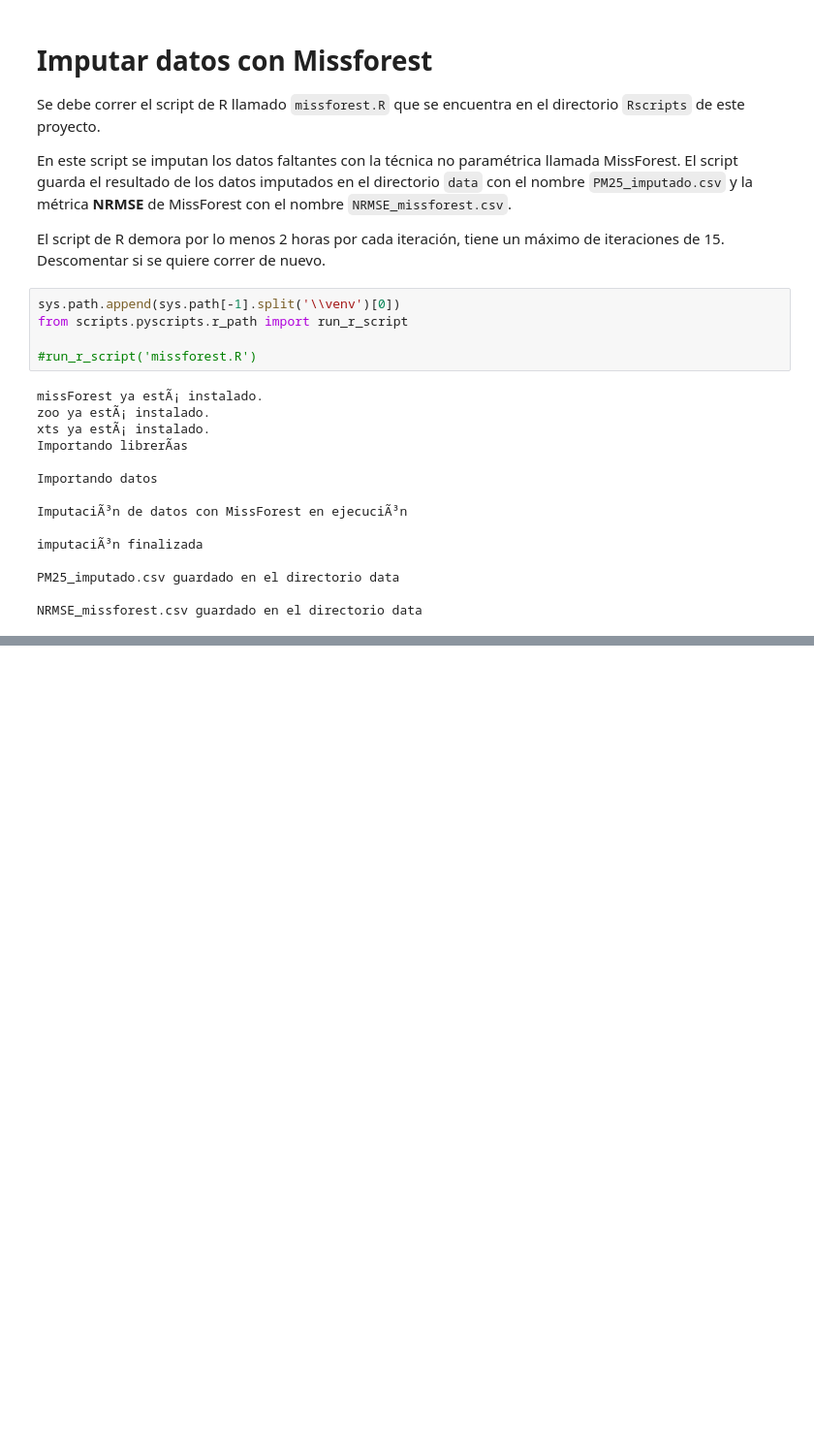
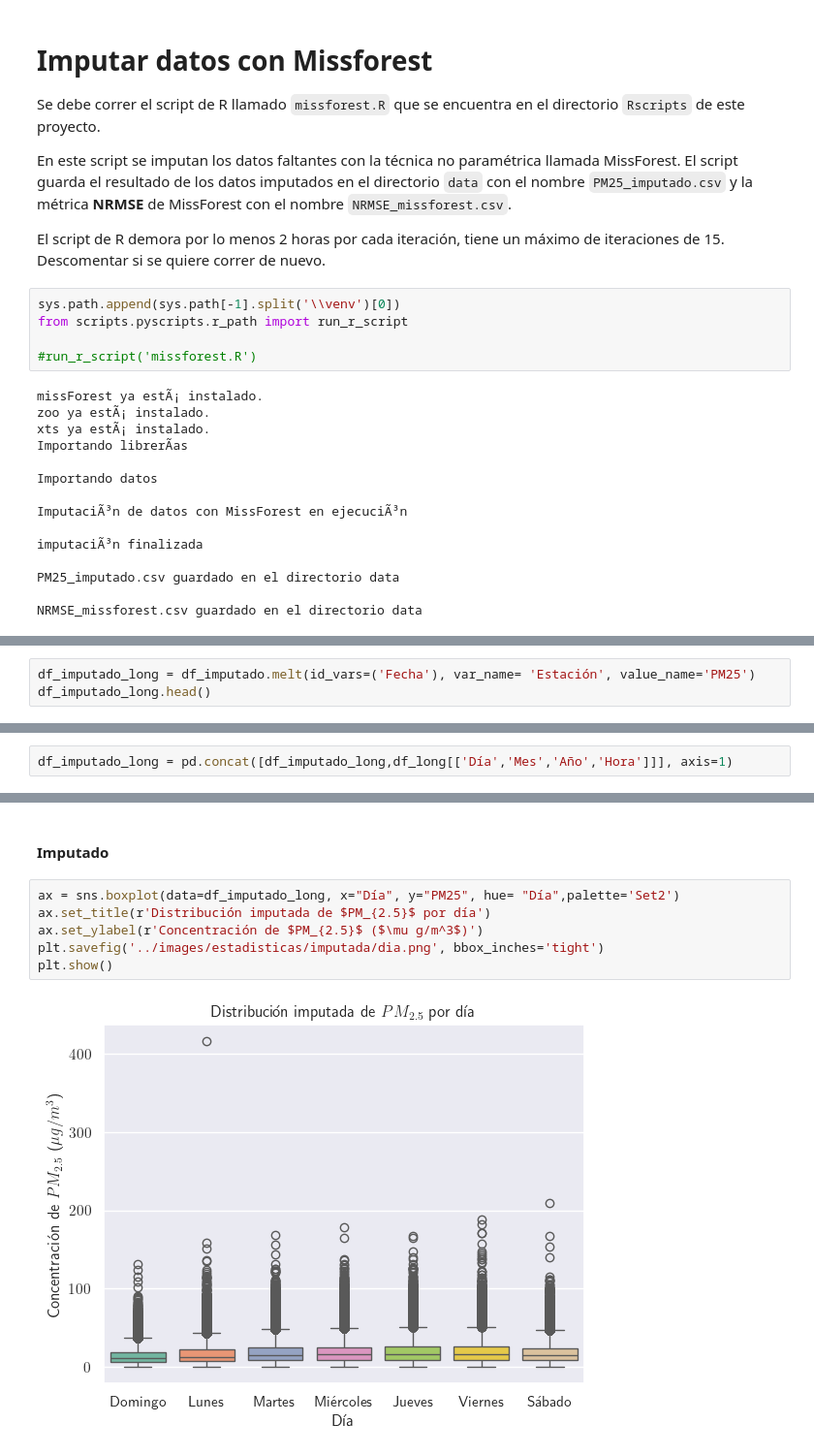
Before and after one commit to Gersonyeye/IAV2-55-final-project, a Jupyter notebook: notebooks/main.ipynb, the cells around one changed output, grey strips where cells are left out. Shown at 97% size. Drawn from its saved outputs; the diff is of its cells as text; blank space fills up the shorter version.

```diff
--- a/notebooks/main.ipynb
+++ b/notebooks/main.ipynb
@@ -135,0 +230,3 @@ NRMSE_missforest.csv guardado en el directorio data
+# %%
+df_imputado_long = df_imputado.melt(id_vars=('Fecha'), var_name= 'Estación', value_name='PM25')
+df_imputado_long.head()
@@ -135,0 +258,2 @@ NRMSE_missforest.csv guardado en el directorio data
+# %%
+df_imputado_long = pd.concat([df_imputado_long,df_long[['Día','Mes','Año','Hora']]], axis=1)
@@ -135,0 +281,10 @@ NRMSE_missforest.csv guardado en el directorio data
+# %% [markdown]
+#### Imputado
+# %%
+ax = sns.boxplot(data=df_imputado_long, x="Día", y="PM25", hue= "Día",palette='Set2')
+ax.set_title(r'Distribución imputada de $PM_{2.5}$ por día')
+ax.set_ylabel(r'Concentración de $PM_{2.5}$ ($\mu g/m^3$)')
+plt.savefig('../images/estadisticas/imputada/dia.png', bbox_inches='tight')
+plt.show()
+# %% [output]
+[figure, added]
```
Also changed, not shown: parts of 72 cells of this notebook, 23 other files.
